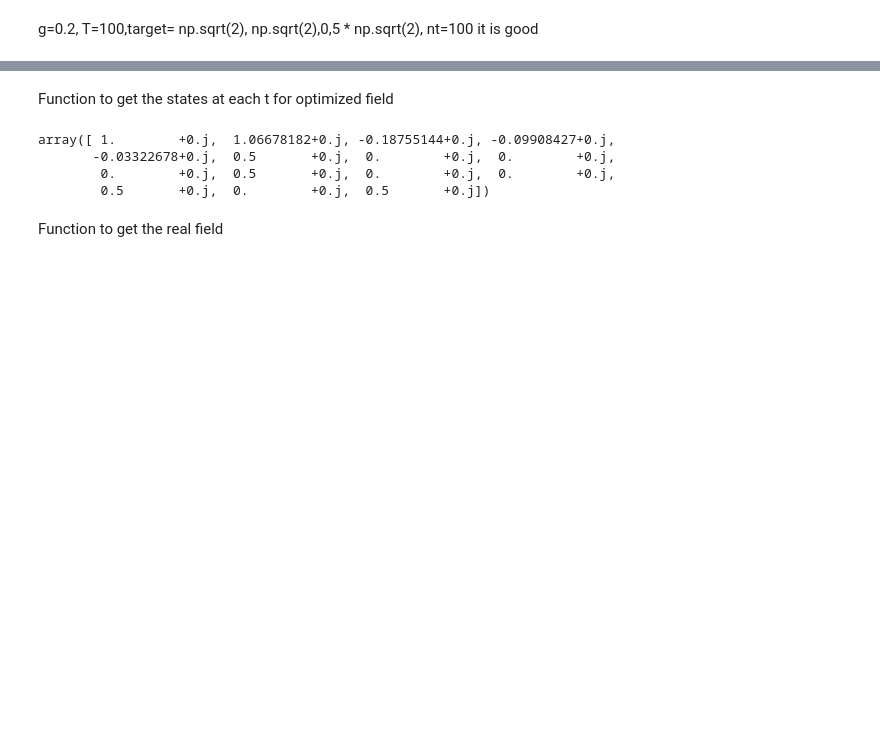
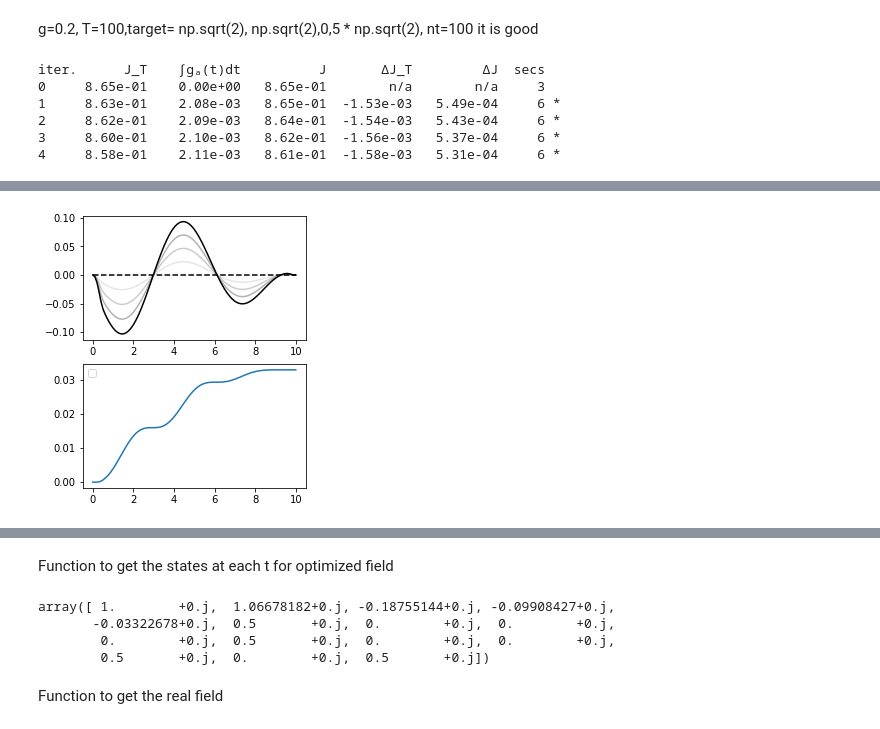
Before and after one commit to gsuarezr/krotov, a Jupyter notebook: Field/Gaussian(field).ipynb, the cells around one changed output, grey strips where cells are left out. Drawn from its saved outputs; the diff is of its cells as text; code cells hidden in the pictures; blank space fills up the shorter version.

```diff
--- a/Field/Gaussian(field).ipynb
+++ b/Field/Gaussian(field).ipynb
@@ -61,12 +76,12 @@ Hde=dill.load(open("H_de","rb"))
 g=0.2, T=100,target= np.sqrt(2), np.sqrt(2),0,5 * np.sqrt(2), nt=100 it is good
 # %%
 omega=1
-ampl0=0.00001
+ampl0=0.0000001
 #T=8
-mu=0.5
+mu=0.05
 g=0.2*omega
 #ampl0=1
-T=30
+T=10
 nt=100
 tlist = np.linspace(0,T, nt)
 def hamiltonian(omega, ampl0, mu,g):
@@ -77,8 +92,7 @@ def hamiltonian(omega, ampl0, mu,g):
           ampl0 (float): constant amplitude of the driving field
       """
       HA = qutip.Qobj(H0(g))
-      H1 =qutip.Qobj(Hde(mu,g))
-      H2= qutip.Qobj(He(mu))
+      H1= qutip.Qobj(He(mu))
       def guess_control(t, args):
           return ampl0*krotov.shapes.flattop(
               t, t_start=0, t_stop=T, t_rise=0.005, func="blackman"
@@ -88,7 +102,7 @@ def hamiltonian(omega, ampl0, mu,g):
               t, t_start=0, t_stop=T, t_rise=0.005, func="blackman"
           )
 
-      return [HA, [H1, guess_control], [H2, guess_control]]
+      return [HA, [H1, guess_control]]
 def S(t):
     """Shape function for the field update"""
     return krotov.shapes.flattop(
@@ -159,7 +173,7 @@ pulse_options = {
 
 
 }
-target=np.array([1,0, 2*np.sqrt(2),0,2*np.sqrt(2),1/2,0,0,0,1/2,0,0,1/2,0,1/2])
+target=np.array([1,0, np.sqrt(2),0,np.sqrt(2),1/2,0,0,0,1/2,0,0,1/2,0,1/2])
 r=np.pi/4
 r2=np.pi/8
 theta=np.pi/4
@@ -188,3 +202,10 @@ opt_result = krotov.optimize_pulses(
     overlap=inte.coherent_overlap,norm='gaussiano'
 )
 plot_iterations(opt_result)
+# %% [output]
+iter.      J_T    ∫gₐ(t)dt          J       ΔJ_T         ΔJ  secs
+0     8.65e-01    0.00e+00   8.65e-01        n/a        n/a     3
+1     8.63e-01    2.08e-03   8.65e-01  -1.53e-03   5.49e-04     6 *
+2     8.62e-01    2.09e-03   8.64e-01  -1.54e-03   5.43e-04     6 *
+3     8.60e-01    2.10e-03   8.62e-01  -1.56e-03   5.37e-04     6 *
+4     8.58e-01    2.11e-03   8.61e-01  -1.58e-03   5.31e-04     6 *
@@ -190,0 +213 @@ plot_iterations(opt_result)
+[figure, added]
```
Also changed, not shown: parts of 6 cells of this notebook, 12 other files.
